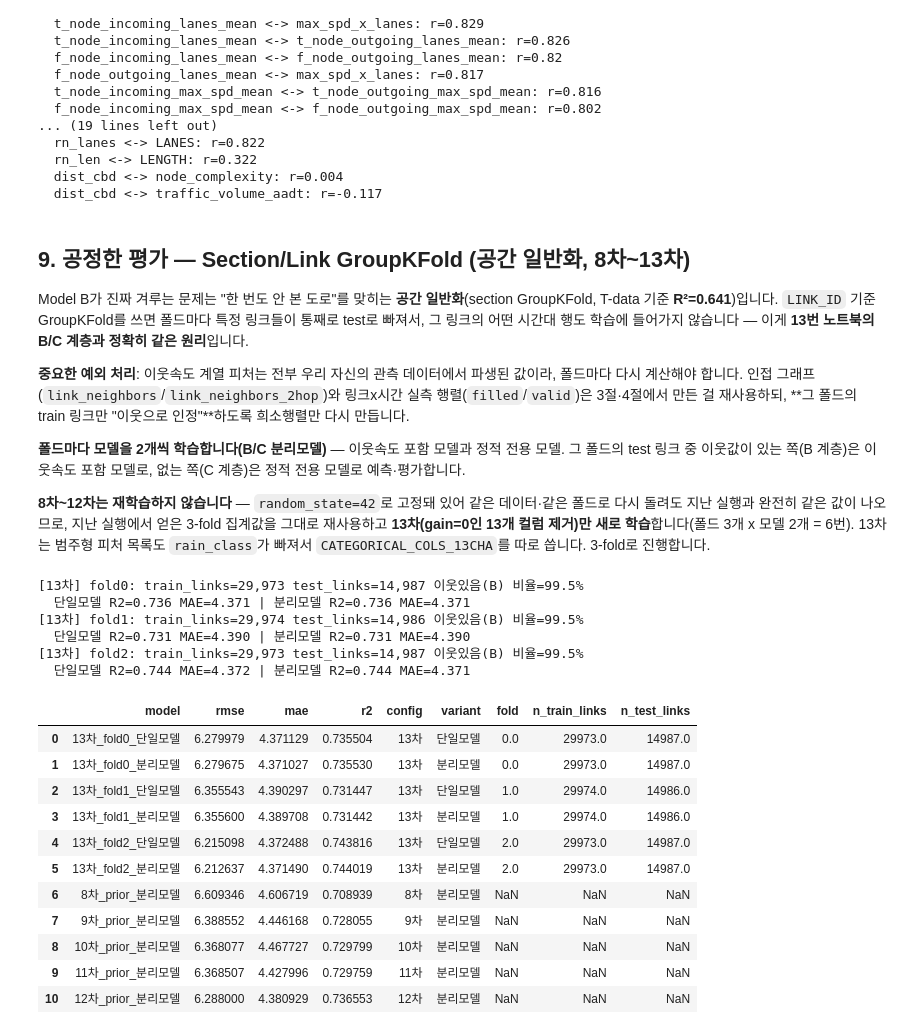
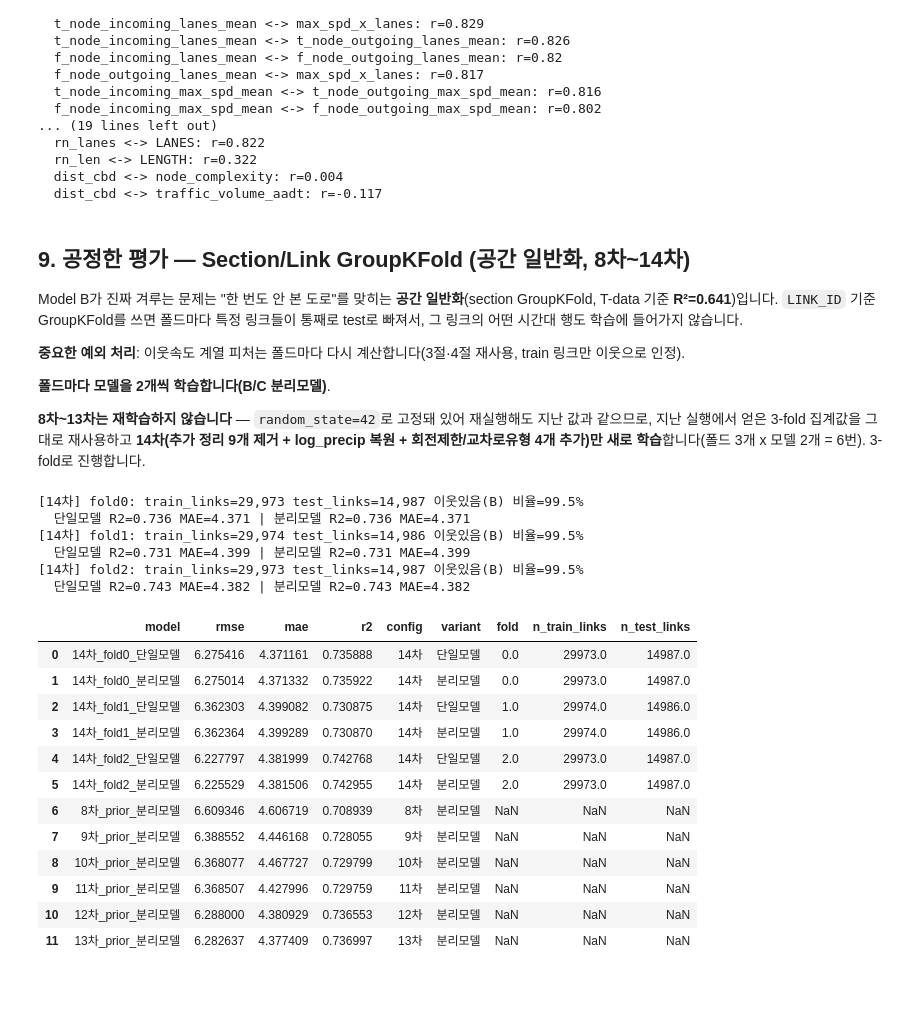
Before and after one commit to ejjunm/seoul-eco-routing, a Jupyter notebook: notebooks/12_derived_features_lightgbm.ipynb, the cells around one changed output. Cells and saved outputs as stored; diff of their text form; code cells hidden in the pictures; blank space fills up the shorter version.

```diff
--- a/notebooks/12_derived_features_lightgbm.ipynb
+++ b/notebooks/12_derived_features_lightgbm.ipynb
@@ -669,13 +716,27 @@ DEAD_13 = [
 FEATURE_COLS_13CHA = [c for c in FEATURE_COLS_12CHA if c not in DEAD_13]
 CATEGORICAL_COLS_13CHA = [c for c in FULL_CATEGORICAL_COLS if c not in DEAD_13]
 
+# 14차: 13차에서 gain 최하위권 9개 추가 제거, log_precip(강수 파생 1개)만 복원, 회전제한/교차로유형 4개 추가
+PRUNE_14 = [
+    "REST_W", "c_its", "MULTI_LINK", "slope_pct_clipped",
+    "t_node_outgoing_max_spd_mean", "f_node_incoming_lanes_mean",
+    "congest_freq", "rn_links", "precip_mm",
+]
+FEATURE_COLS_14CHA = (
+    [c for c in FEATURE_COLS_13CHA if c not in PRUNE_14]
+    + ["log_precip"]
+    + TURN_COLS
+)
+CATEGORICAL_COLS_14CHA = [c for c in CATEGORICAL_COLS_13CHA if c not in PRUNE_14]
+
 print("8차(FULL_FEATURE_COLS) 피처 수:", len(FULL_FEATURE_COLS))
 print("9차(VIEWT_FEATURE_COLS) 피처 수:", len(VIEWT_FEATURE_COLS))
 print("10차(FEATURE_COLS_10CHA) 피처 수:", len(FEATURE_COLS_10CHA))
 print("11차(FEATURE_COLS_11CHA) 피처 수:", len(FEATURE_COLS_11CHA))
-print("12차(FEATURE_COLS_12CHA) 피처 수:", len(FEATURE_COLS_12CHA),
-      f"(11차에서 위상·고도 중복 {len(REDUNDANT_TOPO_COLS)+len(REDUNDANT_ELEV_COLS)}개 제거 + 코리도/도심거리 {len(CORRIDOR_COLS)}개 추가)")
-print("13차(FEATURE_COLS_13CHA) 피처 수:", len(FEATURE_COLS_13CHA), f"(12차에서 gain=0인 {len(DEAD_13)}개 제거)")
+print("12차(FEATURE_COLS_12CHA) 피처 수:", len(FEATURE_COLS_12CHA))
+print("13차(FEATURE_COLS_13CHA) 피처 수:", len(FEATURE_COLS_13CHA))
+print("14차(FEATURE_COLS_14CHA) 피처 수:", len(FEATURE_COLS_14CHA),
+      f"(13차에서 {len(PRUNE_14)}개 제거 + log_precip 1개 복원 + 회전제한/교차로 {len(TURN_COLS)}개 추가)")
 df[DERIVED_COLS + POPULATION_COLS + RAIN_PEAK_NUMERIC_COLS + RAIN_PEAK_CATEGORICAL_COLS].describe(include="all")
 # %% [output]
 8차(FULL_FEATURE_COLS) 피처 수: 72
@@ -756,15 +818,15 @@ for a, b in cross_pairs:
   dist_cbd <-> node_complexity: r=0.004
   dist_cbd <-> traffic_volume_aadt: r=-0.117
 # %% [markdown]
-## 9. 공정한 평가 — Section/Link GroupKFold (공간 일반화, 8차~13차)
+## 9. 공정한 평가 — Section/Link GroupKFold (공간 일반화, 8차~14차)
 
-Model B가 진짜 겨루는 문제는 "한 번도 안 본 도로"를 맞히는 **공간 일반화**(section GroupKFold, T-data 기준 **R²=0.641**)입니다. `LINK_ID` 기준 GroupKFold를 쓰면 폴드마다 특정 링크들이 통째로 test로 빠져서, 그 링크의 어떤 시간대 행도 학습에 들어가지 않습니다 — 이게 **13번 노트북의 B/C 계층과 정확히 같은 원리**입니다.
+Model B가 진짜 겨루는 문제는 "한 번도 안 본 도로"를 맞히는 **공간 일반화**(section GroupKFold, T-data 기준 **R²=0.641**)입니다. `LINK_ID` 기준 GroupKFold를 쓰면 폴드마다 특정 링크들이 통째로 test로 빠져서, 그 링크의 어떤 시간대 행도 학습에 들어가지 않습니다.
 
-**중요한 예외 처리**: 이웃속도 계열 피처는 전부 우리 자신의 관측 데이터에서 파생된 값이라, 폴드마다 다시 계산해야 합니다. 인접 그래프(`link_neighbors`/`link_neighbors_2hop`)와 링크x시간 실측 행렬(`filled`/`valid`)은 3절·4절에서 만든 걸 재사용하되, **그 폴드의 train 링크만 "이웃으로 인정"**하도록 희소행렬만 다시 만듭니다.
+**중요한 예외 처리**: 이웃속도 계열 피처는 폴드마다 다시 계산합니다(3절·4절 재사용, train 링크만 이웃으로 인정).
 
-**폴드마다 모델을 2개씩 학습합니다(B/C 분리모델)** — 이웃속도 포함 모델과 정적 전용 모델. 그 폴드의 test 링크 중 이웃값이 있는 쪽(B 계층)은 이웃속도 포함 모델로, 없는 쪽(C 계층)은 정적 전용 모델로 예측·평가합니다.
+**폴드마다 모델을 2개씩 학습합니다(B/C 분리모델)**.
 
-**8차~12차는 재학습하지 않습니다** — `random_state=42`로 고정돼 있어 같은 데이터·같은 폴드로 다시 돌려도 지난 실행과 완전히 같은 값이 나오므로, 지난 실행에서 얻은 3-fold 집계값을 그대로 재사용하고 **13차(gain=0인 13개 컬럼 제거)만 새로 학습**합니다(폴드 3개 x 모델 2개 = 6번). 13차는 범주형 피처 목록도 `rain_class`가 빠져서 `CATEGORICAL_COLS_13CHA`를 따로 씁니다. 3-fold로 진행합니다.
+**8차~13차는 재학습하지 않습니다** — `random_state=42`로 고정돼 있어 재실행해도 지난 값과 같으므로, 지난 실행에서 얻은 3-fold 집계값을 그대로 재사용하고 **14차(추가 정리 9개 제거 + log_precip 복원 + 회전제한/교차로유형 4개 추가)만 새로 학습**합니다(폴드 3개 x 모델 2개 = 6번). 3-fold로 진행합니다.
 # %%
 from sklearn.model_selection import GroupKFold
 
@@ -828,11 +890,10 @@ def build_neighbor_feature_fallback_for_allowed(allowed_links):
     return merged[["LINK_ID", "tm_key", "fold_neighbor_speed"]]
 
 
-# 8차~12차는 random_state=42로 고정돼 있어 재실행해도 지난 실행과 완전히 같은 값이 나옵니다.
-# 시간 낭비라 재학습하지 않고, 지난 실행에서 얻은 3-fold 집계값을 아래에서 그대로 재사용합니다.
-# 이번 실행에서 실제로 학습하는 건 13차(gain=0인 13개 컬럼 제거)뿐입니다.
+# 8차~13차는 random_state=42로 고정돼 있어 재실행해도 지난 실행과 완전히 같은 값이 나옵니다.
+# 이번 실행에서 실제로 학습하는 건 14차뿐입니다.
 CONFIGS = [
-    ("13차", FEATURE_COLS_13CHA, "nearest_obs_neighbor_speed_fallback", build_neighbor_feature_fallback_for_allowed, CATEGORICAL_COLS_13CHA),
+    ("14차", FEATURE_COLS_14CHA, "nearest_obs_neighbor_speed_fallback", build_neighbor_feature_fallback_for_allowed, CATEGORICAL_COLS_14CHA),
 ]
 
 
@@ -918,7 +979,7 @@ for config_name, feature_cols, neighbor_col, neighbor_builder, cat_cols in CONFI
         del nm_long, fold_neighbor, Xf, X_train, X_test, y_train, y_test, y_test_arr, pred_nb, pred_stat, pred_split
         gc.collect()
 
-# 8차~12차 지난 실행 결과(재실행 없이 3-fold 집계값 그대로 재사용, 위 설명 참고)
+# 8차~13차 지난 실행 결과(재실행 없이 3-fold 집계값 그대로 재사용, 위 설명 참고)
 PRIOR_RESULTS = {
     "8차": {
         "분리모델_agg": {"rmse": 6.609346, "mae": 4.606719, "r2": 0.708939},
@@ -953,49 +1014,59 @@ PRIOR_RESULTS = {
             ("단일모델", "B"): {"n": 5006884.667, "rmse": 6.360, "mae": 4.420, "r2": 0.731},
             ("단일모델", "C"): {"n": 24560.333, "rmse": 8.122, "mae": 6.094, "r2": 0.211},
             ("분리모델", "B"): {"n": 5006884.667, "rmse": 6.360, "mae": 4.420, "r2": 0.731},
             ("분리모델", "C"): {"n": 24560.333, "rmse": 7.884, "mae": 6.008, "r2": 0.248},
         },
     },
     "12차": {
         "분리모델_agg": {"rmse": 6.288000, "mae": 4.380929, "r2": 0.736553},
         "tier": {
             ("단일모델", "B"): {"n": 5006884.667, "rmse": 6.280, "mae": 4.374, "r2": 0.738},
             ("단일모델", "C"): {"n": 24560.333, "rmse": 7.885, "mae": 5.943, "r2": 0.255},
             ("분리모델", "B"): {"n": 5006884.667, "rmse": 6.280, "mae": 4.374, "r2": 0.738},
             ("분리모델", "C"): {"n": 24560.333, "rmse": 7.784, "mae": 5.879, "r2": 0.272},
         },
     },
+    "13차": {
+        "분리모델_agg": {"rmse": 6.282637, "mae": 4.377409, "r2": 0.736997},
+        "tier": {
+            ("단일모델", "B"): {"n": 5006884.667, "rmse": 6.275, "mae": 4.370, "r2": 0.738},
+            ("단일모델", "C"): {"n": 24560.333, "rmse": 7.836, "mae": 5.914, "r2": 0.264},
+            ("분리모델", "B"): {"n": 5006884.667, "rmse": 6.275, "mae": 4.370, "r2": 0.738},
+            ("분리모델", "C"): {"n": 24560.333, "rmse": 7.686, "mae": 5.798, "r2": 0.288},
+        },
+    },
 }
 
 for config_name, prior in PRIOR_RESULTS.items():
     fold_rows.append({"model": f"{config_name}_prior_분리모델", "config": config_name,
                        "variant": "분리모델", **prior["분리모델_agg"]})
     for (variant, tier), vals in prior["tier"].items():
         fold_tier_rows.append({"model": f"{config_name}_{variant}_{tier}", "config": config_name,
                                "variant": variant, "tier": tier, **vals})
 
 group_results = pd.DataFrame(fold_rows)
 group_tier_results = pd.DataFrame(fold_tier_rows)
 group_results
 # %% [output]
-[13차] fold0: train_links=29,973 test_links=14,987 이웃있음(B) 비율=99.5%
+[14차] fold0: train_links=29,973 test_links=14,987 이웃있음(B) 비율=99.5%
   단일모델 R2=0.736 MAE=4.371 | 분리모델 R2=0.736 MAE=4.371
-[13차] fold1: train_links=29,974 test_links=14,986 이웃있음(B) 비율=99.5%
-  단일모델 R2=0.731 MAE=4.390 | 분리모델 R2=0.731 MAE=4.390
-[13차] fold2: train_links=29,973 test_links=14,987 이웃있음(B) 비율=99.5%
-  단일모델 R2=0.744 MAE=4.372 | 분리모델 R2=0.744 MAE=4.371
+[14차] fold1: train_links=29,974 test_links=14,986 이웃있음(B) 비율=99.5%
+  단일모델 R2=0.731 MAE=4.399 | 분리모델 R2=0.731 MAE=4.399
+[14차] fold2: train_links=29,973 test_links=14,987 이웃있음(B) 비율=99.5%
+  단일모델 R2=0.743 MAE=4.382 | 분리모델 R2=0.743 MAE=4.382
 |  | model | rmse | mae | r2 | config | variant | fold | n_train_links | n_test_links |
-| 0 | 13차_fold0_단일모델 | 6.279979 | 4.371129 | 0.735504 | 13차 | 단일모델 | 0.0 | 29973.0 | 14987.0 |
-| 1 | 13차_fold0_분리모델 | 6.279675 | 4.371027 | 0.735530 | 13차 | 분리모델 | 0.0 | 29973.0 | 14987.0 |
-| 2 | 13차_fold1_단일모델 | 6.355543 | 4.390297 | 0.731447 | 13차 | 단일모델 | 1.0 | 29974.0 | 14986.0 |
-| 3 | 13차_fold1_분리모델 | 6.355600 | 4.389708 | 0.731442 | 13차 | 분리모델 | 1.0 | 29974.0 | 14986.0 |
-| 4 | 13차_fold2_단일모델 | 6.215098 | 4.372488 | 0.743816 | 13차 | 단일모델 | 2.0 | 29973.0 | 14987.0 |
-| 5 | 13차_fold2_분리모델 | 6.212637 | 4.371490 | 0.744019 | 13차 | 분리모델 | 2.0 | 29973.0 | 14987.0 |
+| 0 | 14차_fold0_단일모델 | 6.275416 | 4.371161 | 0.735888 | 14차 | 단일모델 | 0.0 | 29973.0 | 14987.0 |
+| 1 | 14차_fold0_분리모델 | 6.275014 | 4.371332 | 0.735922 | 14차 | 분리모델 | 0.0 | 29973.0 | 14987.0 |
+| 2 | 14차_fold1_단일모델 | 6.362303 | 4.399082 | 0.730875 | 14차 | 단일모델 | 1.0 | 29974.0 | 14986.0 |
+| 3 | 14차_fold1_분리모델 | 6.362364 | 4.399289 | 0.730870 | 14차 | 분리모델 | 1.0 | 29974.0 | 14986.0 |
+| 4 | 14차_fold2_단일모델 | 6.227797 | 4.381999 | 0.742768 | 14차 | 단일모델 | 2.0 | 29973.0 | 14987.0 |
+| 5 | 14차_fold2_분리모델 | 6.225529 | 4.381506 | 0.742955 | 14차 | 분리모델 | 2.0 | 29973.0 | 14987.0 |
 | 6 | 8차_prior_분리모델 | 6.609346 | 4.606719 | 0.708939 | 8차 | 분리모델 | NaN | NaN | NaN |
 | 7 | 9차_prior_분리모델 | 6.388552 | 4.446168 | 0.728055 | 9차 | 분리모델 | NaN | NaN | NaN |
 | 8 | 10차_prior_분리모델 | 6.368077 | 4.467727 | 0.729799 | 10차 | 분리모델 | NaN | NaN | NaN |
 | 9 | 11차_prior_분리모델 | 6.368507 | 4.427996 | 0.729759 | 11차 | 분리모델 | NaN | NaN | NaN |
 | 10 | 12차_prior_분리모델 | 6.288000 | 4.380929 | 0.736553 | 12차 | 분리모델 | NaN | NaN | NaN |
+| 11 | 13차_prior_분리모델 | 6.282637 | 4.377409 | 0.736997 | 13차 | 분리모델 | NaN | NaN | NaN |
 # %%
 # 계층(B/C)별 3-fold 평균
 tier_summary = group_tier_results.groupby(["config", "variant", "tier"])[["n", "rmse", "mae", "r2"]].mean()
```
Also changed, not shown: parts of 9 cells of this notebook.
